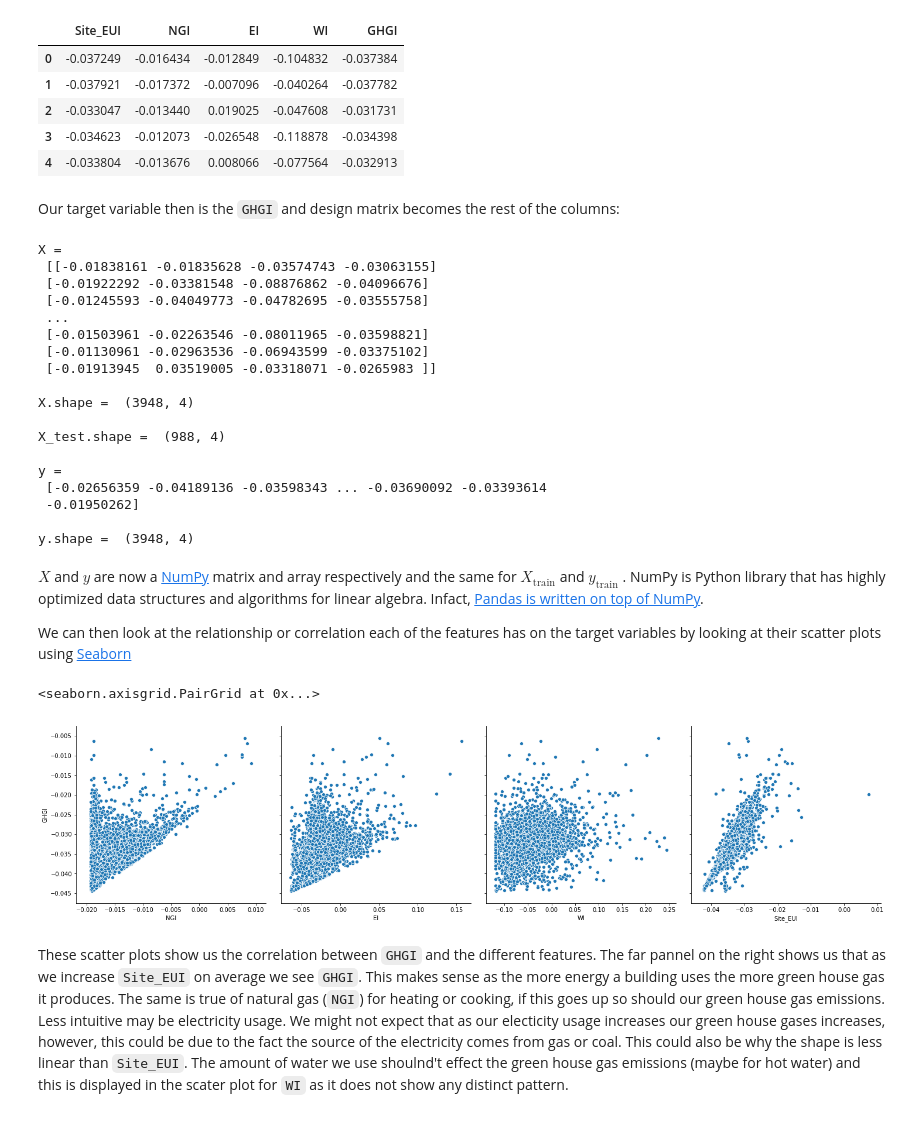
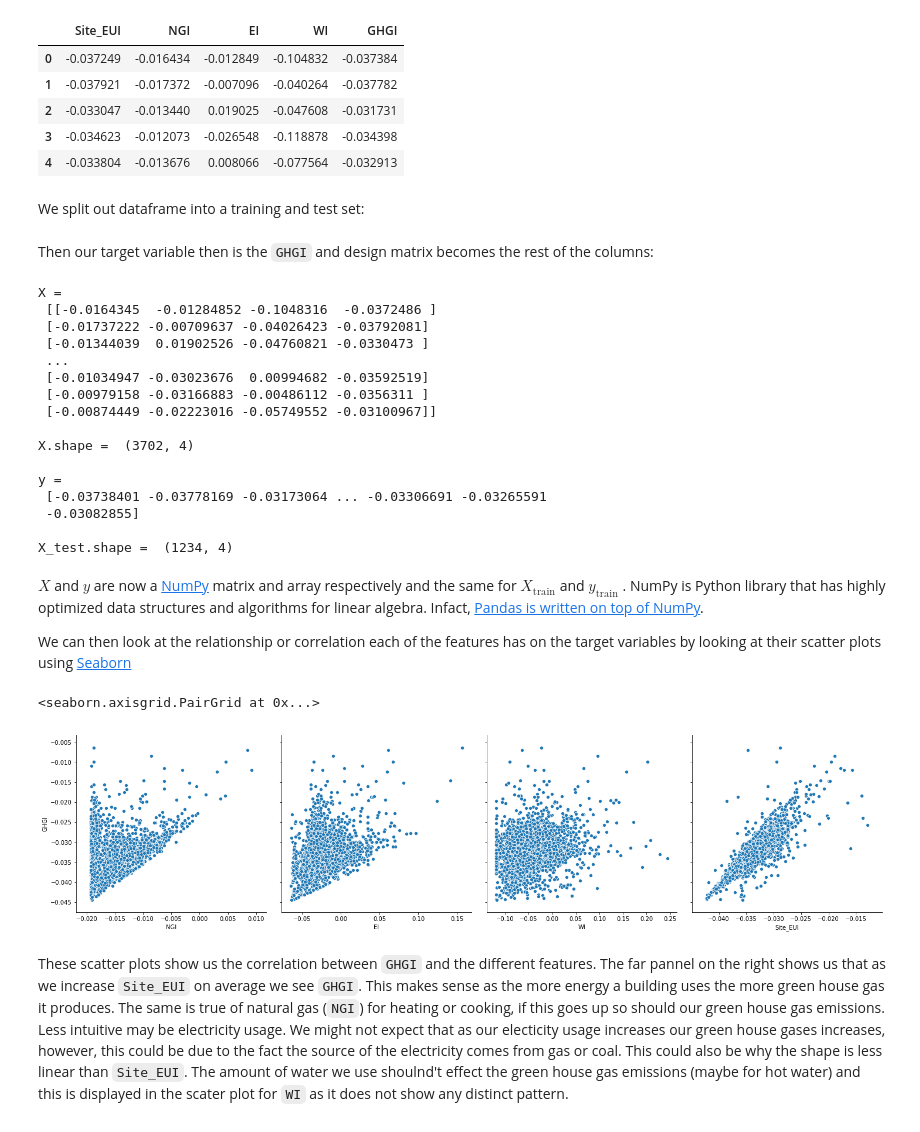
Before and after one commit to mdh266/CompLinearAlgebraML, a Jupyter notebook: Blogpost.ipynb, the cells around one changed output. Cells and saved outputs as stored; diff of their text form; code cells hidden in the pictures.

```diff
--- a/Blogpost.ipynb
+++ b/Blogpost.ipynb
@@ -179,55 +179,52 @@ df.head()
 | 2 | -0.033047 | -0.013440 | 0.019025 | -0.047608 | -0.031731 |
 | 3 | -0.034623 | -0.012073 | -0.026548 | -0.118878 | -0.034398 |
 | 4 | -0.033804 | -0.013676 | 0.008066 | -0.077564 | -0.032913 |
+# %% [markdown]
+We split out dataframe into a training and test set:
+# %%
+df_test  = df.sample(frac=0.25, random_state=42)
+df_train = df.drop(df_test.index, axis=0)
 # %% [markdown]
-Our target variable then is the `GHGI` and design matrix becomes the rest of the columns:
+Then our target variable then is the `GHGI` and design matrix becomes the rest of the columns:
 # %%
 import numpy as np
-from sklearn.model_selection import  train_test_split
-
 
 # Design matrix
-X = df[['NGI','EI','WI','Site_EUI']]
+X = df_train[['NGI','EI','WI','Site_EUI']].values
 
 # Target vector
-y = df[["GHGI"]]#.values[:,0]
+y = df_train[["GHGI"]].values[:,0]
 
+# Design matrix
+X_test  = df_test[['NGI','EI','WI','Site_EUI']].values
 
-X_train, X_test, y_train, y_test = train_test_split(X, y, test_size=0.20, random_state=42)
-
-X       = X_train.values
-y       = y_train.values[:,0]
-X_test  = X_test.values
-y_test  = y_test.values[:,0]
+# Target vector
+y_test  = df_test[["GHGI"]].values[:,0]
 
 print("X = \n", X)
 print()
 print("X.shape = ", X.shape)
 print()
-print("X_test.shape = ", X_test.shape)
-print()
 print("y = \n", y)
 print()
-print("y.shape = ", X.shape)
+print("X_test.shape = ", X_test.shape)
 # %% [output]
 X =
- [[-0.01838161 -0.01835628 -0.03574743 -0.03063155]
- [-0.01922292 -0.03381548 -0.08876862 -0.04096676]
- [-0.01245593 -0.04049773 -0.04782695 -0.03555758]
+ [[-0.0164345  -0.01284852 -0.1048316  -0.0372486 ]
+ [-0.01737222 -0.00709637 -0.04026423 -0.03792081]
+ [-0.01344039  0.01902526 -0.04760821 -0.0330473 ]
  ...
- [-0.01503961 -0.02263546 -0.08011965 -0.03598821]
- [-0.01130961 -0.02963536 -0.06943599 -0.03375102]
- [-0.01913945  0.03519005 -0.03318071 -0.0265983 ]]
+ [-0.01034947 -0.03023676  0.00994682 -0.03592519]
+ [-0.00979158 -0.03166883 -0.00486112 -0.0356311 ]
+ [-0.00874449 -0.02223016 -0.05749552 -0.03100967]]
 
-X.shape =  (3948, 4)
-
-X_test.shape =  (988, 4)
+X.shape =  (3702, 4)
 
 y =
- [-0.02656359 -0.04189136 -0.03598343 ... -0.03690092 -0.03393614
- -0.01950262]
+ [-0.03738401 -0.03778169 -0.03173064 ... -0.03306691 -0.03265591
+ -0.03082855]
 
-y.shape =  (3948, 4)
+X_test.shape =  (1234, 4)
 # %% [markdown]
 $X$ and $y$ are now a [NumPy](https://numpy.org/) matrix and array respectively and the same for $X_{\text{train}}$ and $y_{\text{train}}$ . NumPy is Python library that has highly optimized data structures and algorithms for linear algebra.  Infact, [Pandas is written on top of NumPy](https://stackoverflow.com/questions/11077023/what-are-the-differences-between-pandas-and-numpyscipy-in-python).
 
@@ -235,15 +232,15 @@ We can then look at the relationship or correlation each of the features has on
 # %%
 import seaborn as sns
 %matplotlib inline
 
-sns.pairplot(df,
+sns.pairplot(df_train,
              x_vars=['NGI','EI','WI','Site_EUI'],
              y_vars='GHGI',
              kind = 'scatter',
              height=5)
 # %% [output]
 <seaborn.axisgrid.PairGrid at 0x...>
-[figure, old version]
+[figure, new version]
 # %% [markdown]
 These scatter plots show us the correlation between `GHGI` and the different features.  The far pannel on the right shows us that as we increase `Site_EUI` on average we see `GHGI`.  This makes sense as the more energy a building uses the more green house gas it produces.  The same is true of natural gas (`NGI`) for heating or cooking, if this goes up so should our green house gas emissions.  Less intuitive may be electricity usage. We might not expect that as our electicity usage increases our green house gases increases, however, this could be due to the fact the source of the electricity comes from gas or coal.  This could also be why the shape is less linear than `Site_EUI`.  The amount of water we use shoulnd't effect the green house gas emissions (maybe for hot water) and this is displayed in the scater plot for `WI` as it does not show any distinct pattern.
 
```
Also changed, not shown: parts of 12 cells of this notebook.
